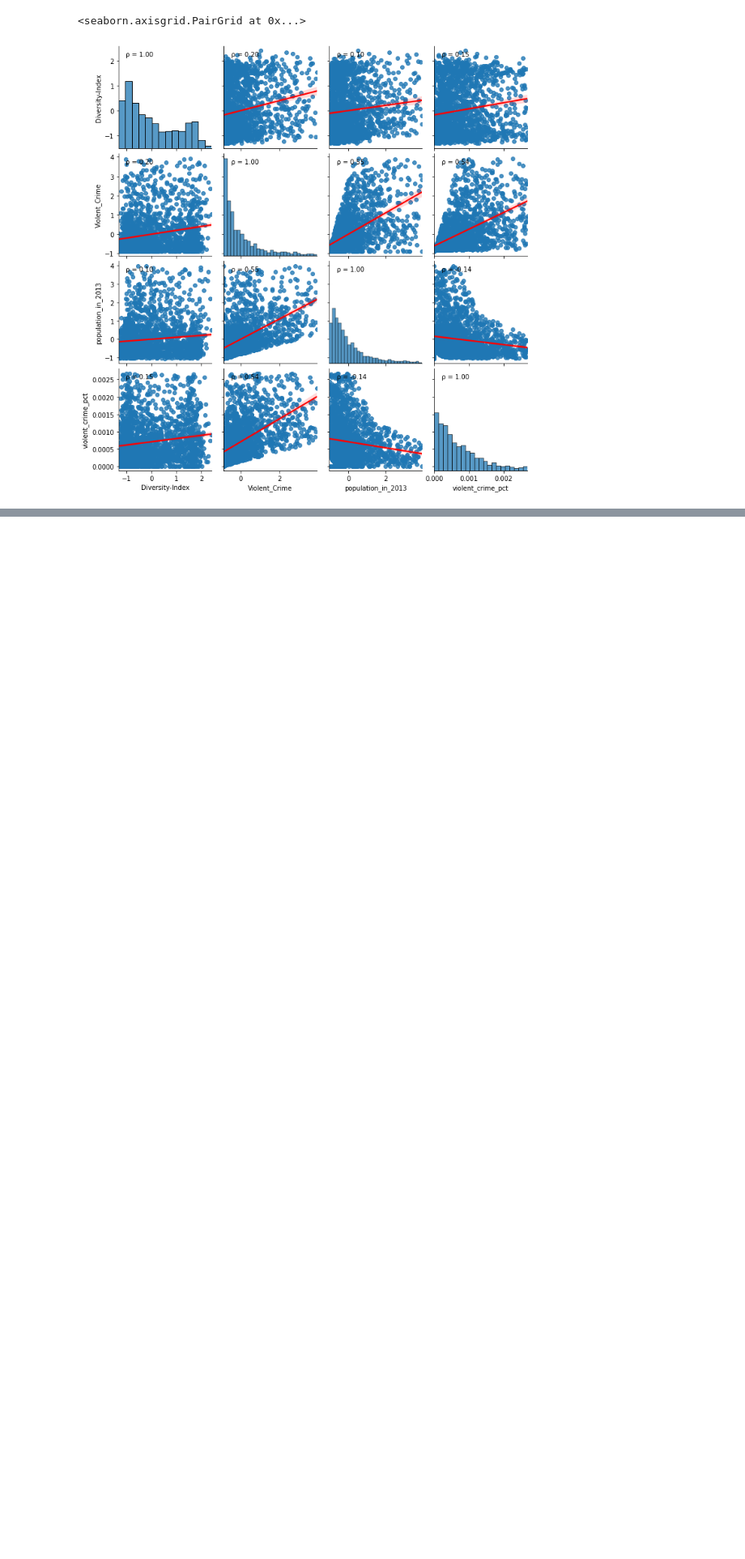
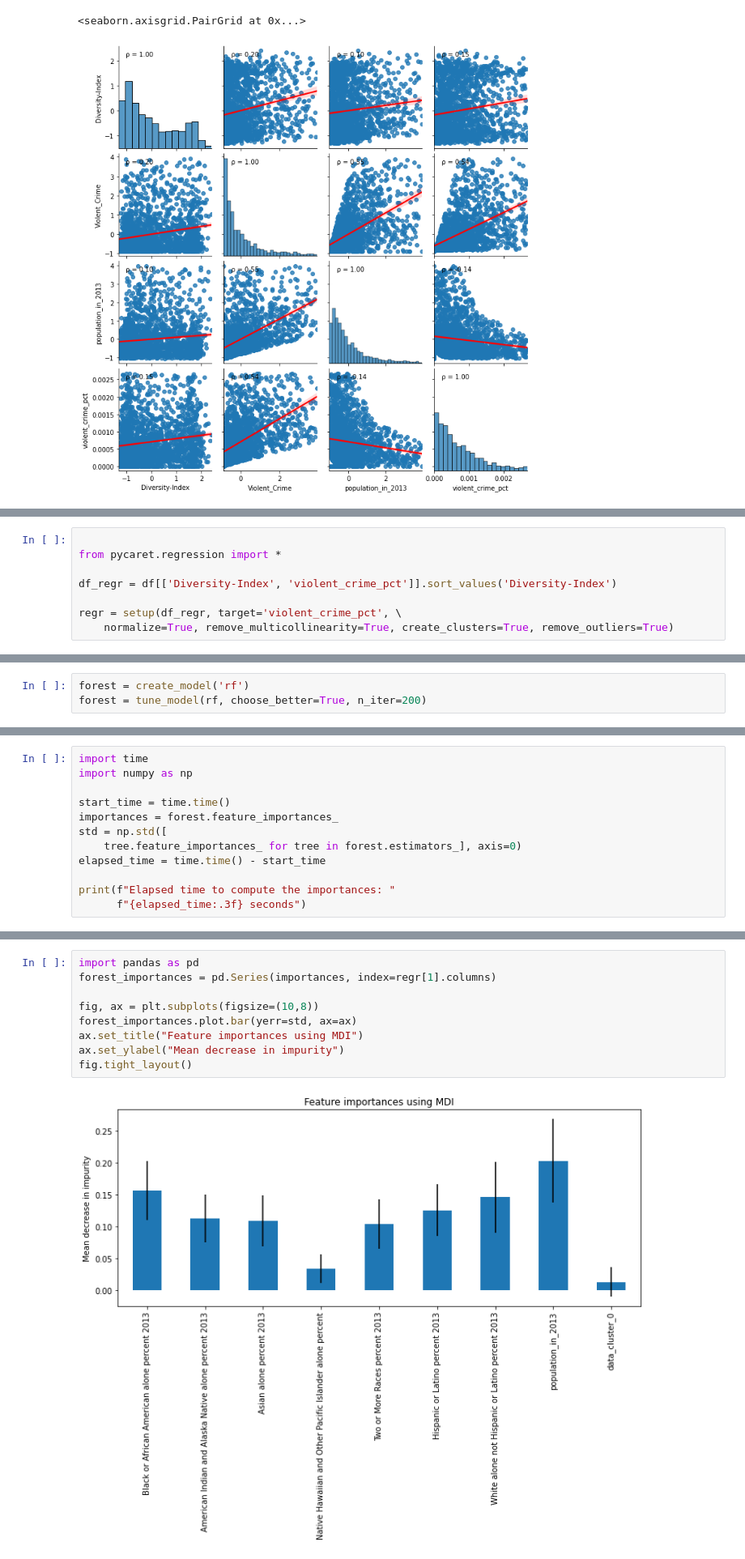
Before and after one commit to Shane-McCallum/Diversity-and-Violence--Is-there-a-connection-, a Jupyter notebook: Notebooks/EDA.ipynb, the cells around one changed output, grey strips where cells are left out. Shown: that part at 81% size. Saved outputs shown, nothing was run; the diff lists cells and outputs as text; blank space fills up the shorter version.

Commit message:
EDA for feature importance

```diff
--- a/Notebooks/EDA.ipynb
+++ b/Notebooks/EDA.ipynb
@@ -400,0 +436,8 @@ best
+# %%
+
+from pycaret.regression import *
+
+df_regr = df[['Diversity-Index', 'violent_crime_pct']].sort_values('Diversity-Index')
+
+regr = setup(df_regr, target='violent_crime_pct', \
+    normalize=True, remove_multicollinearity=True, create_clusters=True, remove_outliers=True)
@@ -400,0 +487,3 @@ best
+# %%
+forest = create_model('rf')
+forest = tune_model(rf, choose_better=True, n_iter=200)
@@ -400,0 +504,12 @@ best
+# %%
+import time
+import numpy as np
+
+start_time = time.time()
+importances = forest.feature_importances_
+std = np.std([
+    tree.feature_importances_ for tree in forest.estimators_], axis=0)
+elapsed_time = time.time() - start_time
+
+print(f"Elapsed time to compute the importances: "
+      f"{elapsed_time:.3f} seconds")
@@ -400,0 +518,11 @@ best
+# %%
+import pandas as pd
+forest_importances = pd.Series(importances, index=regr[1].columns)
+
+fig, ax = plt.subplots(figsize=(10,8))
+forest_importances.plot.bar(yerr=std, ax=ax)
+ax.set_title("Feature importances using MDI")
+ax.set_ylabel("Mean decrease in impurity")
+fig.tight_layout()
+# %% [output]
+[figure, added]
```
Also changed, not shown: parts of 16 cells of this notebook, 1 other file.
